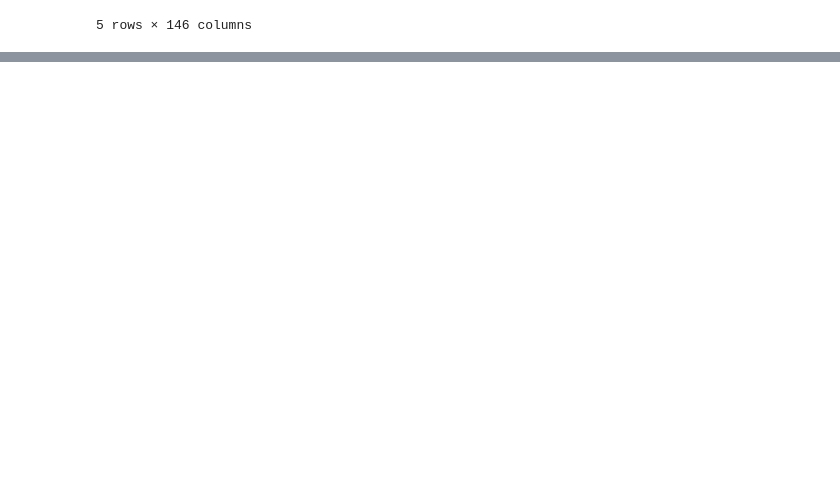
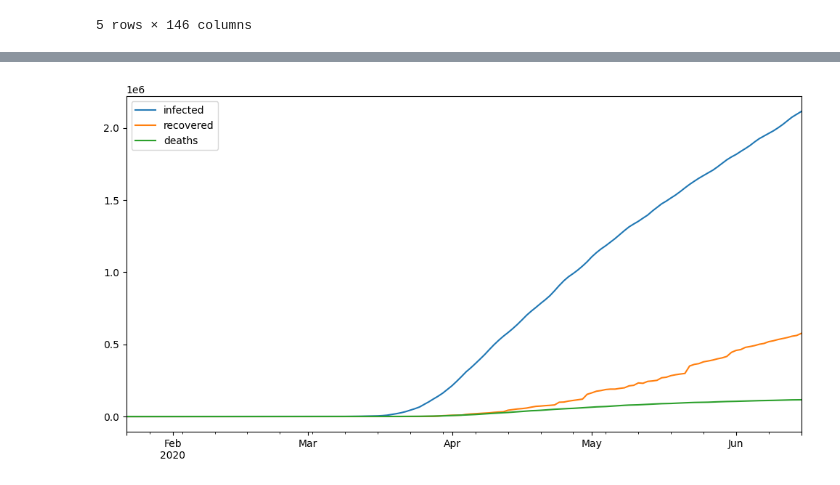
Before and after one commit to Ada-Lovelace-Akademi/data-science, a Jupyter notebook: exercises/week-2-exercise.ipynb, the cells around one changed output, grey strips where cells are left out. Saved outputs shown, nothing was run; the diff lists cells and outputs as text; code cells hidden in the pictures; blank space fills up the shorter version.

```diff
--- a/exercises/week-2-exercise.ipynb
+++ b/exercises/week-2-exercise.ipynb
@@ -308,0 +326,5 @@ df_us = make_frame('US')
+# %%
+df_us.plot()
+plt.show()
+# %% [output]
+[figure, added]
```
Also changed, not shown: parts of 8 cells of this notebook.
